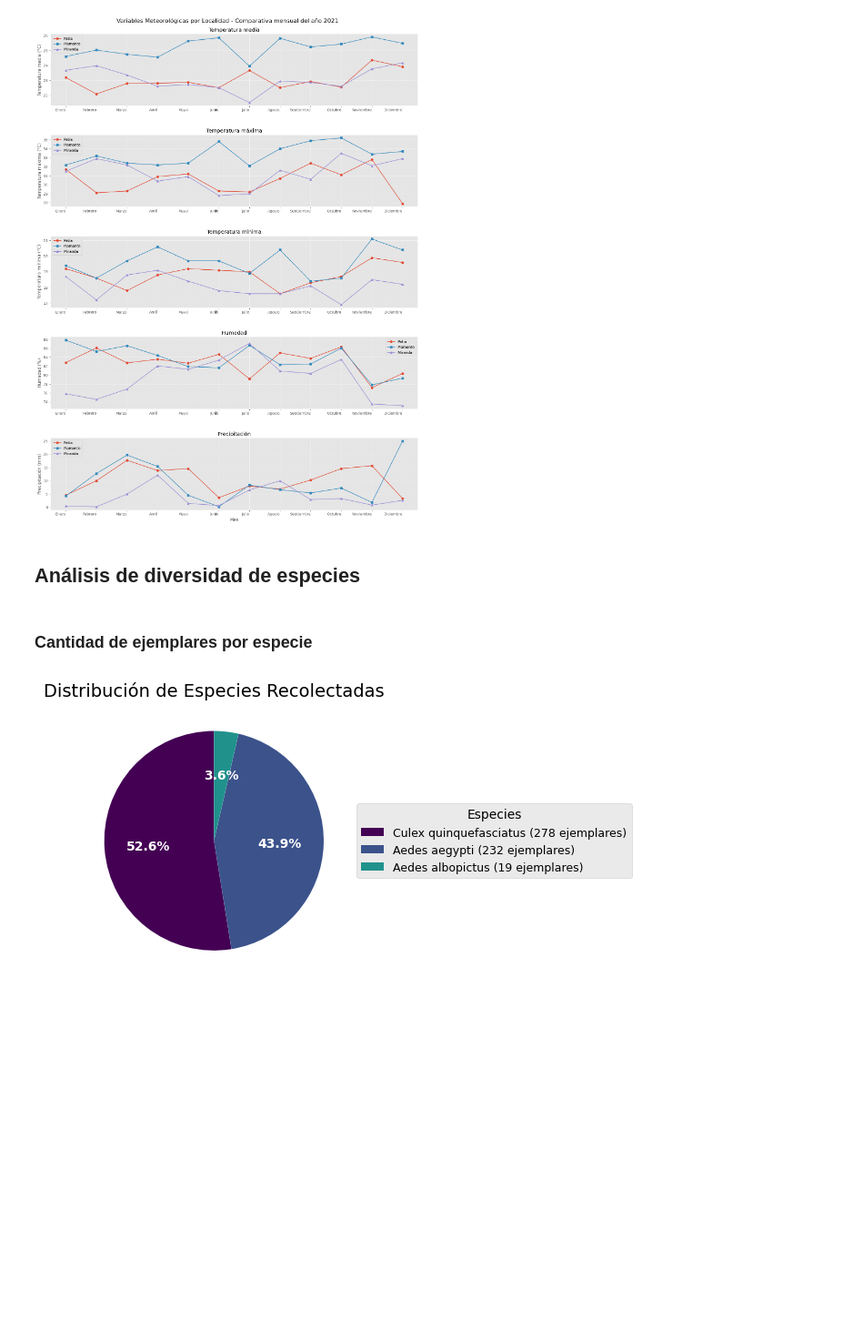
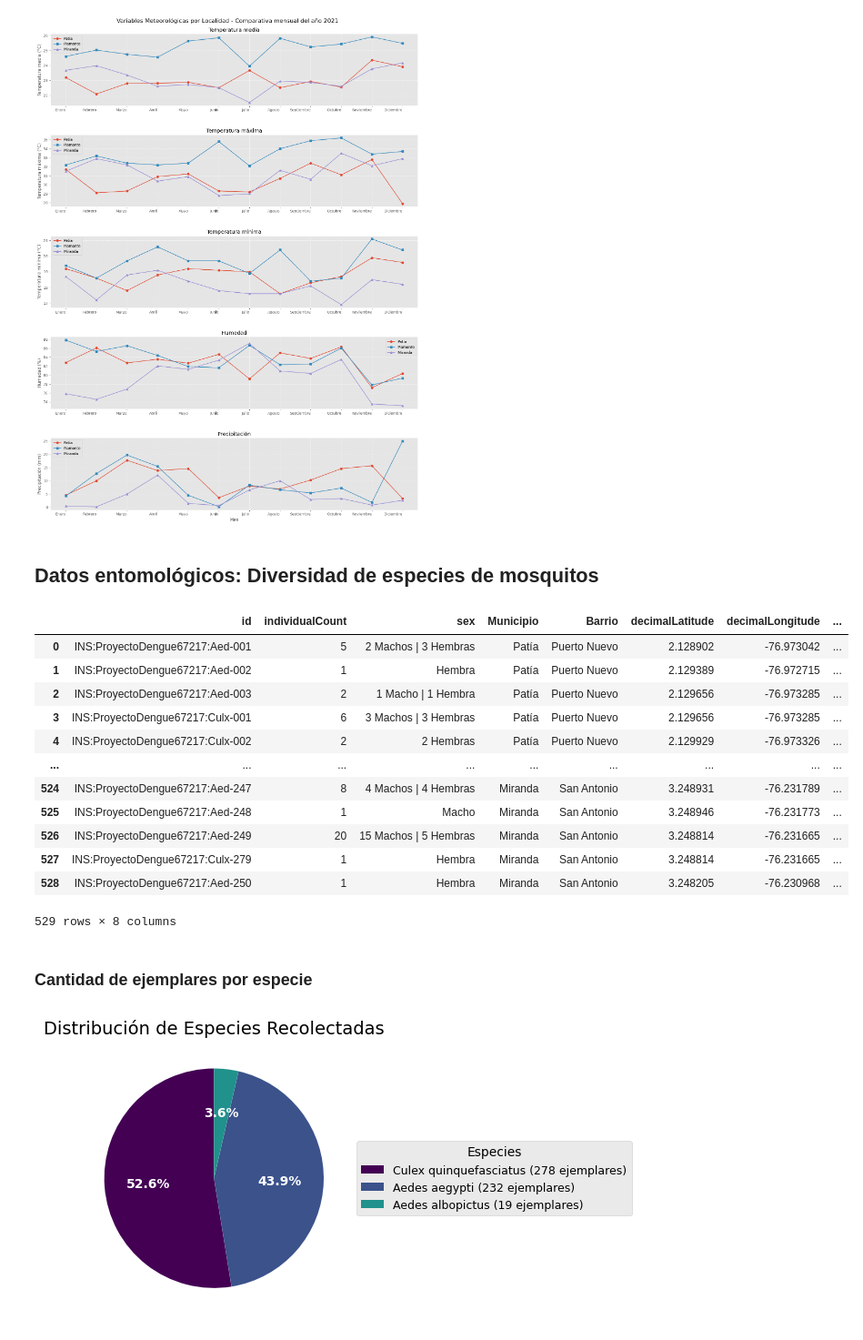
Before and after one commit to Zaprovic/bootcamp-data-analysis, a Jupyter notebook: src/dengue.ipynb, the cells around one changed output. Shown at 91% size. Cells and saved outputs as stored; diff of their text form; code cells hidden in the pictures; blank space fills up the shorter version.

```diff
--- a/src/dengue.ipynb
+++ b/src/dengue.ipynb
@@ -230,3 +226,5 @@ fig.suptitle('Variables Meteorológicas por Localidad - Comparativa mensual del
 plt.show()
 # %% [output]
 [figure]
+# %% [markdown]
+## **Datos entomológicos: Diversidad de especies de mosquitos**
@@ -233 +242,19 @@ plt.show()
+# %%
+df_entomologico
+# %% [output]
+|  | id | individualCount | sex | Municipio | Barrio | decimalLatitude | decimalLongitude | ... |
+| 0 | INS:ProyectoDengue67217:Aed-001 | 5 | 2 Machos | 3 Hembras | Patía | Puerto Nuevo | 2.128902 | -76.973042 | ... |
+| 1 | INS:ProyectoDengue67217:Aed-002 | 1 | Hembra | Patía | Puerto Nuevo | 2.129389 | -76.972715 | ... |
+| 2 | INS:ProyectoDengue67217:Aed-003 | 2 | 1 Macho | 1 Hembra | Patía | Puerto Nuevo | 2.129656 | -76.973285 | ... |
+| 3 | INS:ProyectoDengue67217:Culx-001 | 6 | 3 Machos | 3 Hembras | Patía | Puerto Nuevo | 2.129656 | -76.973285 | ... |
+| 4 | INS:ProyectoDengue67217:Culx-002 | 2 | 2 Hembras | Patía | Puerto Nuevo | 2.129929 | -76.973326 | ... |
+| ... | ... | ... | ... | ... | ... | ... | ... | ... |
+| 524 | INS:ProyectoDengue67217:Aed-247 | 8 | 4 Machos | 4 Hembras | Miranda | San Antonio | 3.248931 | -76.231789 | ... |
+| 525 | INS:ProyectoDengue67217:Aed-248 | 1 | Macho | Miranda | San Antonio | 3.248946 | -76.231773 | ... |
+| 526 | INS:ProyectoDengue67217:Aed-249 | 20 | 15 Machos | 5 Hembras | Miranda | San Antonio | 3.248814 | -76.231665 | ... |
+| 527 | INS:ProyectoDengue67217:Culx-279 | 1 | Hembra | Miranda | San Antonio | 3.248814 | -76.231665 | ... |
+| 528 | INS:ProyectoDengue67217:Aed-250 | 1 | Hembra | Miranda | San Antonio | 3.248205 | -76.230968 | ... |
+529 rows × 8 columns
+# %% [markdown]
+### **Cantidad de ejemplares por especie**
 # %%
@@ -269,10 +298,6 @@ def plot_geographic_variables(dataframes, value_columns, titles, cmaps=None):
 
     plt.tight_layout()
     return fig, axes
-# %% [markdown]
-## **Análisis de diversidad de especies**
-# %% [markdown]
-###  **Cantidad de ejemplares por especie**
 # %%
 sc = df_entomologico['scientificName'].value_counts()
 
```
Also changed, not shown: parts of 13 cells of this notebook, 7 other files.
